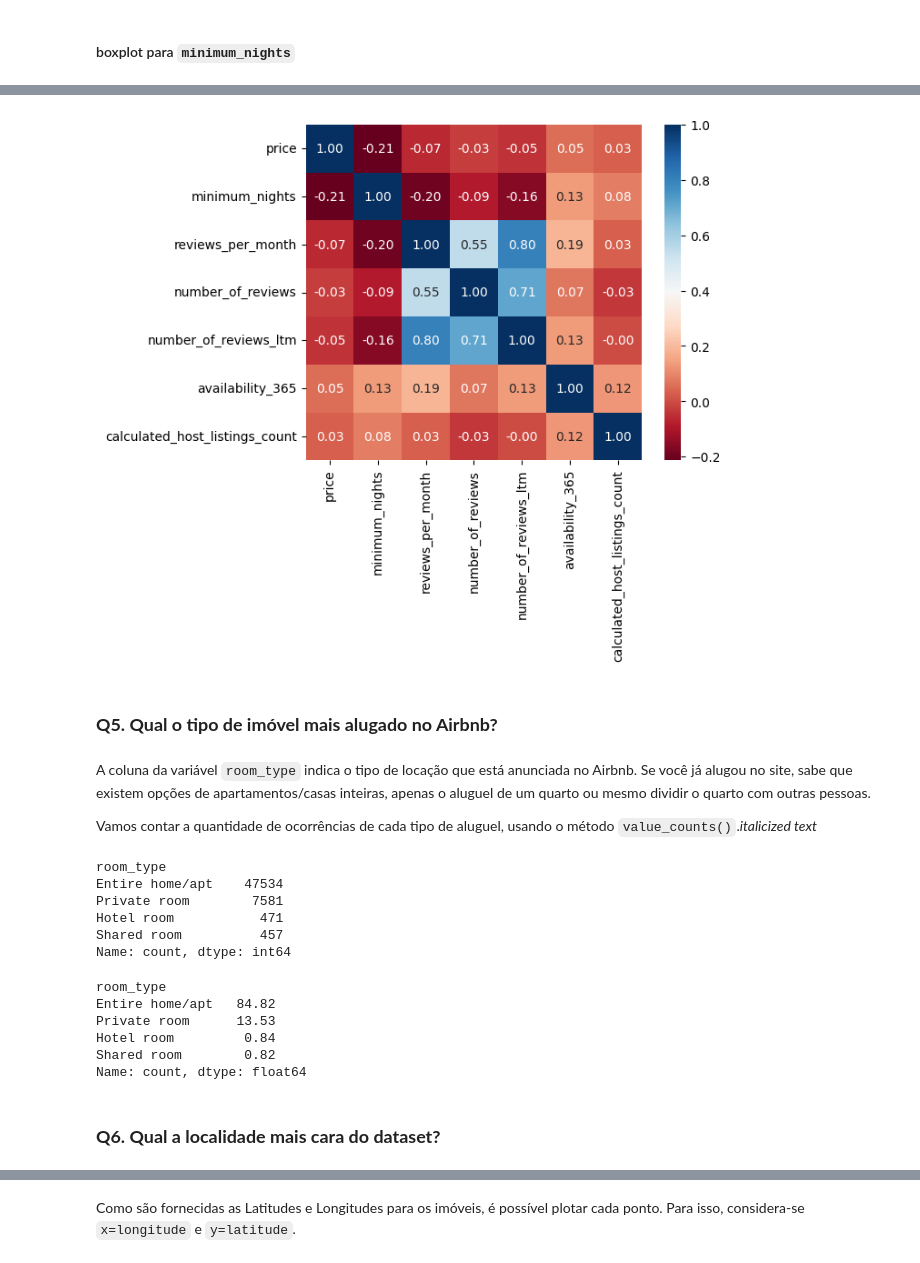
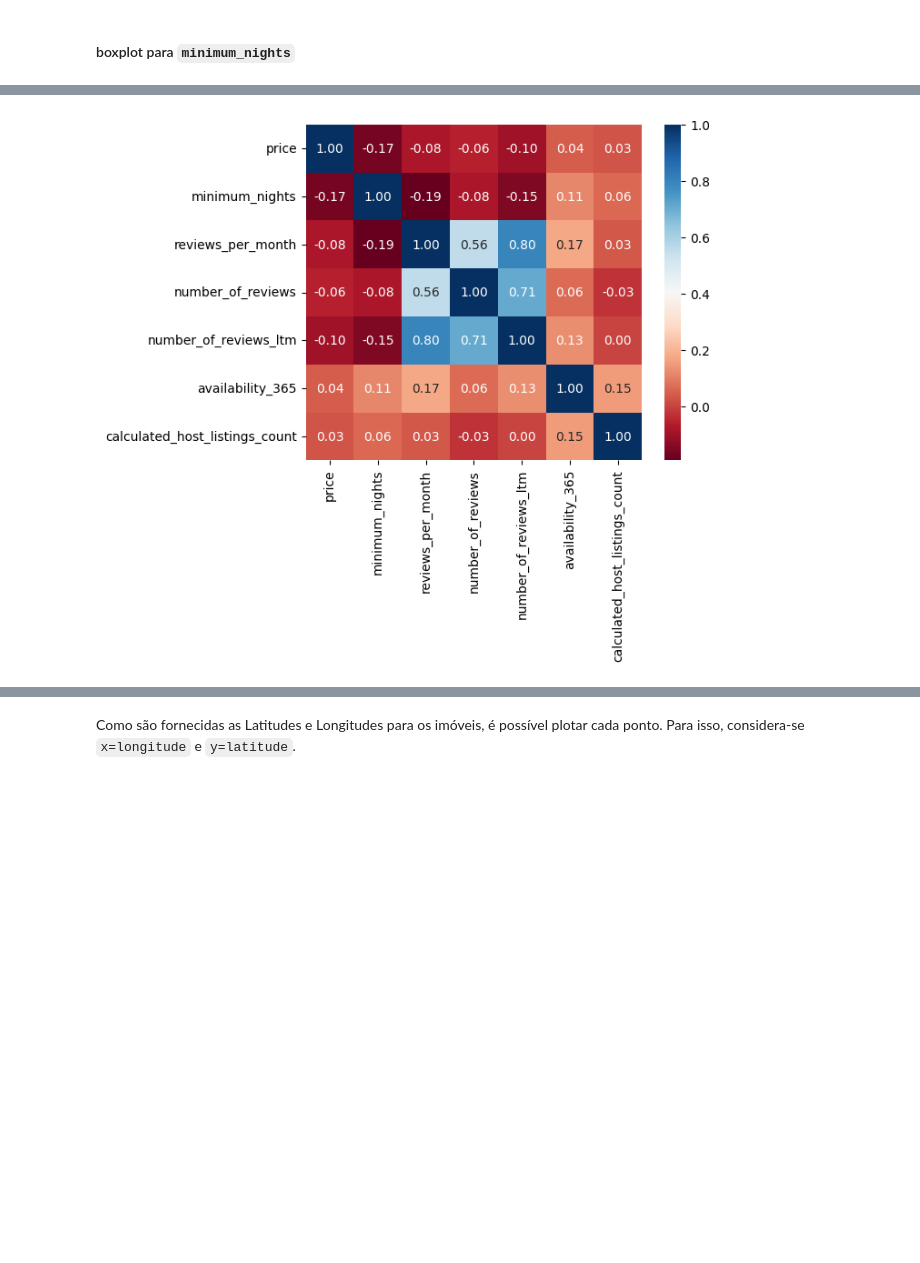
Before and after one commit to gabriel-cm-saldanha/AirbnbAnalysis, a Jupyter notebook: Analisando_os_Dados_do_Airbnb.ipynb, the cells around one changed output, grey strips where cells are left out. Cells and saved outputs as stored; diff of their text form; code cells hidden in the pictures; blank space fills up the shorter version.

```diff
--- a/Analisando_os_Dados_do_Airbnb.ipynb
+++ b/Analisando_os_Dados_do_Airbnb.ipynb
@@ -257,6 +312,6 @@ plt.show();
 # %%
 df_clean = df_base.copy()
-df_clean.drop(df_clean[df_clean.price > 250].index, axis=0, inplace=True)
+df_clean.drop(df_clean[df_clean.price > 500].index, axis=0, inplace=True)
 df_clean.drop(df_clean[df_clean.minimum_nights > 30].index, axis = 0, inplace = True)
 df_clean.head()
 # %% [output]
@@ -299,0 +326,9 @@ df_clean[['price','minimum_nights','number_of_reviews','reviews_per_month',
+# %%
+fig, axes = plt.subplots(figsize=(14, 5))
+
+con_cols = ['price', 'minimum_nights', 'reviews_per_month', 'number_of_reviews',
+          'number_of_reviews_ltm', 'availability_365', 'calculated_host_listings_count']
+
+
+df_clean[con_cols].hist(ax=axes)
+plt.tight_layout();
@@ -309,7 +343,6 @@ Essa relação pode ser medida, e é função do coeficiente de correlação est
 # %%
 # criar uma matriz de correlação
-corr = df_clean[['price', 'minimum_nights', 'reviews_per_month', 'number_of_reviews',
-          'number_of_reviews_ltm', 'availability_365', 'calculated_host_listings_count']].corr()
+corr = df_clean[con_cols].corr()
 
 # mostrar a matriz de correlação
 display(corr)
@@ -325,33 +358,5 @@ display(corr)
 # %%
 # plotar um heatmap a partir das correlações
-sns.heatmap(corr, cmap='RdBu', fmt='.2f', square=True, linecolor='white', annot=True);
+ax = sns.heatmap(corr, cmap='RdBu', fmt='.2f', square=True, linecolor='white', annot=True)
 # %% [output]
-[figure, old version]
+[figure, new version]
-# %% [markdown]
-### **Q5. Qual o tipo de imóvel mais alugado no Airbnb?**
-# %% [markdown]
-A coluna da variável `room_type` indica o tipo de locação que está anunciada no Airbnb. Se você já alugou no site, sabe que existem opções de apartamentos/casas inteiras, apenas o aluguel de um quarto ou mesmo dividir o quarto com outras pessoas.
-
-Vamos contar a quantidade de ocorrências de cada tipo de aluguel, usando o método `value_counts()`.*italicized text*
-# %%
-# mostrar a quantidade de cada tipo de imóvel disponível
-df_clean.room_type.value_counts()
-# %% [output]
-room_type
-Entire home/apt    47534
-Private room        7581
-Hotel room           471
-Shared room          457
-Name: count, dtype: int64
-# %%
-# mostrar a porcentagem de cada tipo de imóvel disponível
-df_clean.room_type.value_counts() / df_clean.shape[0] * 100
-# %% [output]
-room_type
-Entire home/apt   84.82
-Private room      13.53
-Hotel room         0.84
-Shared room        0.82
-Name: count, dtype: float64
-# %% [markdown]
-### **Q6. Qual a localidade mais cara do dataset?**
```
Also changed, not shown: parts of 75 cells of this notebook.
